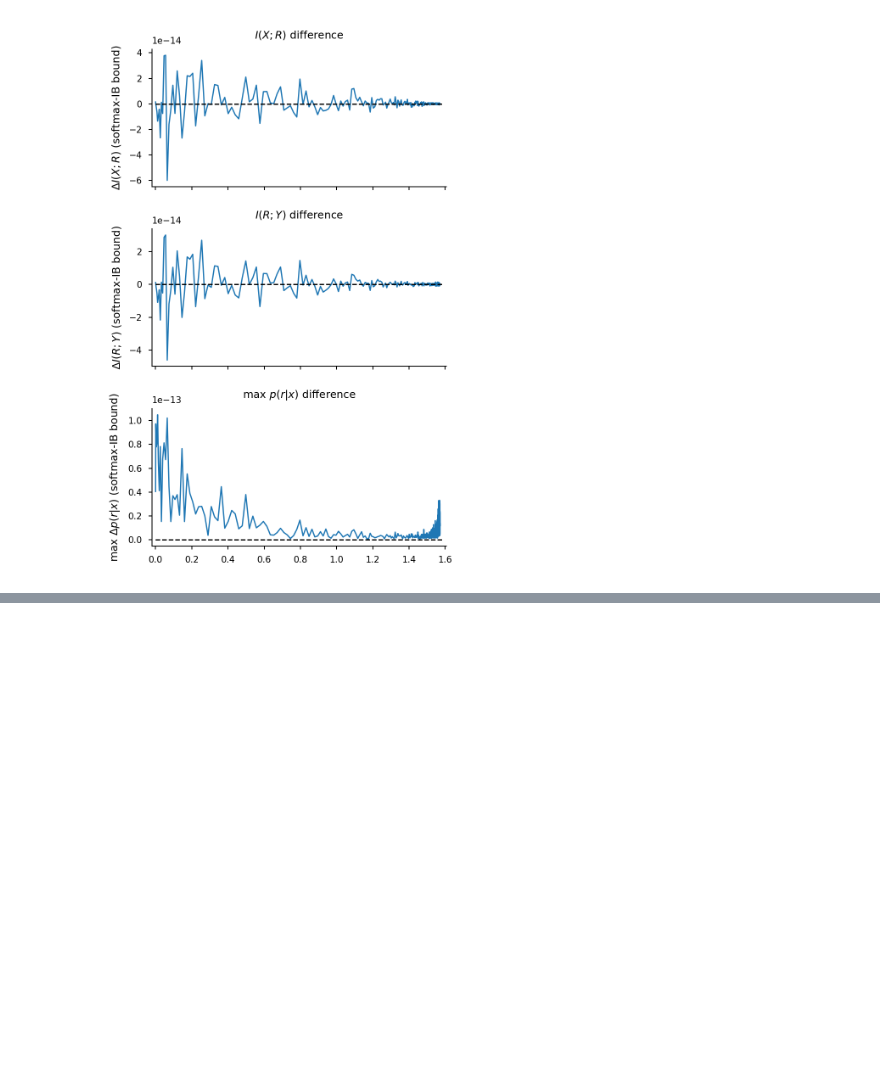
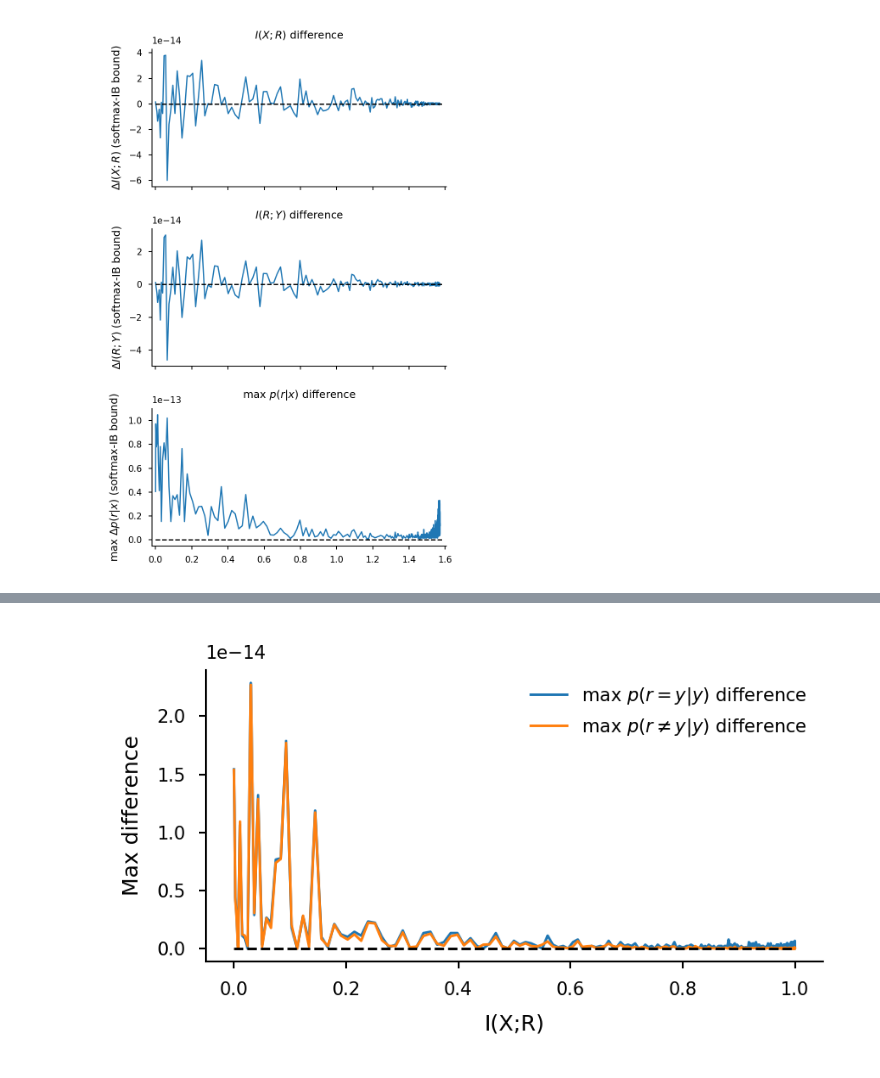
Before and after one commit to jacobaparker/human-inference-IB, a Jupyter notebook: mathappendix_analyses_figures.ipynb, the cells around one changed output, grey strips where cells are left out. Cells and saved outputs as stored; diff of their text form; code cells hidden in the pictures; blank space fills up the shorter version.

```diff
--- a/mathappendix_analyses_figures.ipynb
+++ b/mathappendix_analyses_figures.ipynb
@@ -441,0 +453,4 @@ savefig(fig, 'FigureB18/three-jar-beads_fully-opt_compare_softmax_soln_to_IB')
+# %%
+fig, axs = softmax_soln_condition_check(IB_bound_softmaxinit)
+# %% [output]
+[figure, added]
```
Also changed, not shown: parts of 21 cells of this notebook, 50 other files.
